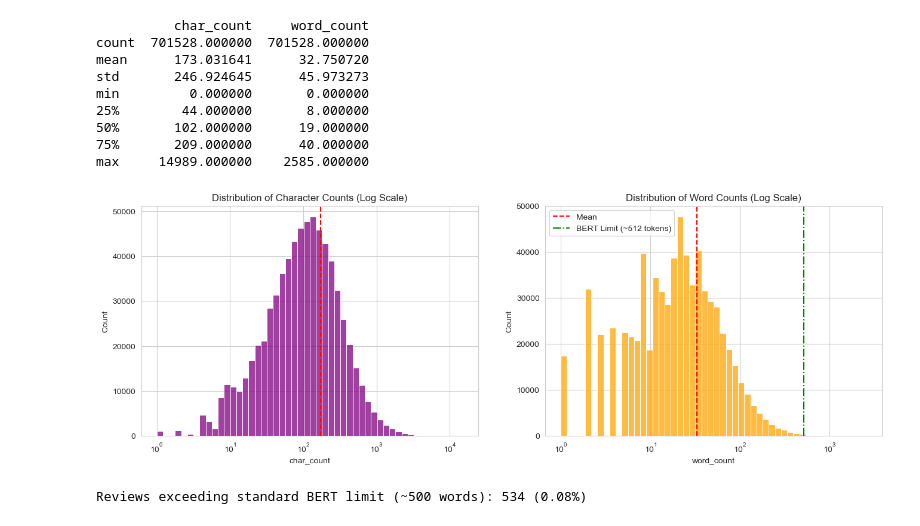
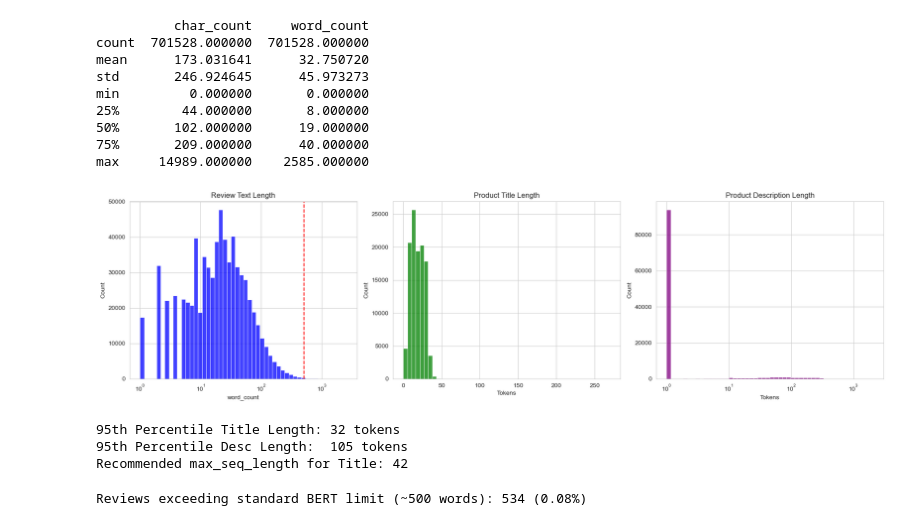
Before and after one commit to chienlax/final_cv, a Jupyter notebook: notebook/EDA.ipynb, the cells around one changed output. Saved outputs shown, nothing was run; the diff lists cells and outputs as text; code cells hidden in the pictures.

```diff
--- a/notebook/EDA.ipynb
+++ b/notebook/EDA.ipynb
@@ -289,24 +299,42 @@ min         0.000000       0.000000
 50%       102.000000      19.000000
 75%       209.000000      40.000000
 max     14989.000000    2585.000000
+# %%
+metadata_df['title_len'] = metadata_df['title'].fillna("").apply(lambda x: len(str(x).split()))
+metadata_df['desc_len'] = metadata_df['description'].fillna("").apply(lambda x: len(str(x).split()))
 # %%
-fig, ax = plt.subplots(1, 2, figsize=(16, 5))
+fig, ax = plt.subplots(1, 3, figsize=(18, 5))
 
-# Character Count (Log scale often helps with skewed data)
-sns.histplot(reviews_df['char_count'], bins=50, log_scale=True, ax=ax[0], color='purple')
-ax[0].set_title('Distribution of Character Counts (Log Scale)')
-ax[0].axvline(reviews_df['char_count'].mean(), color='r', linestyle='--', label='Mean')
+# 1. Review Text
+if 'word_count' in reviews_df.columns:
+    sns.histplot(reviews_df['word_count'], ax=ax[0], bins=50, color='blue', log_scale=True)
+    ax[0].set_title('Review Text Length')
+    ax[0].axvline(512, color='r', linestyle='--', label='BERT Limit')
 
-# Word Count
-sns.histplot(reviews_df['word_count'], bins=50, log_scale=True, ax=ax[1], color='orange')
-ax[1].set_title('Distribution of Word Counts (Log Scale)')
-ax[1].axvline(reviews_df['word_count'].mean(), color='r', linestyle='--', label='Mean')
-ax[1].axvline(512, color='g', linestyle='-.', label='BERT Limit (~512 tokens)')
+# 2. Product Title
+sns.histplot(metadata_df['title_len'], ax=ax[1], bins=50, color='green')
+ax[1].set_title('Product Title Length')
+ax[1].set_xlabel('Tokens')
 
-plt.legend()
+# 3. Product Description
+sns.histplot(metadata_df['desc_len'], ax=ax[2], bins=50, color='purple', log_scale=True)
+ax[2].set_title('Product Description Length')
+ax[2].set_xlabel('Tokens')
+
+plt.tight_layout()
 plt.show()
 # %% [output]
-[figure, old version]
+[figure, new version]
+# %%
+p95_title = metadata_df['title_len'].quantile(0.95)
+p95_desc = metadata_df['desc_len'].quantile(0.95)
+print(f"95th Percentile Title Length: {p95_title:.0f} tokens")
+print(f"95th Percentile Desc Length:  {p95_desc:.0f} tokens")
+print(f"Recommended max_seq_length for Title: {int(p95_title + 10)}")
+# %% [output]
+95th Percentile Title Length: 32 tokens
+95th Percentile Desc Length:  105 tokens
+Recommended max_seq_length for Title: 42
 # %%
 long_reviews = reviews_df[reviews_df['word_count'] > 500].shape[0]
 print(f"Reviews exceeding standard BERT limit (~500 words): {long_reviews} ({long_reviews/len(reviews_df)*100:.2f}%)")
```
Also changed, not shown: parts of 21 cells of this notebook.
